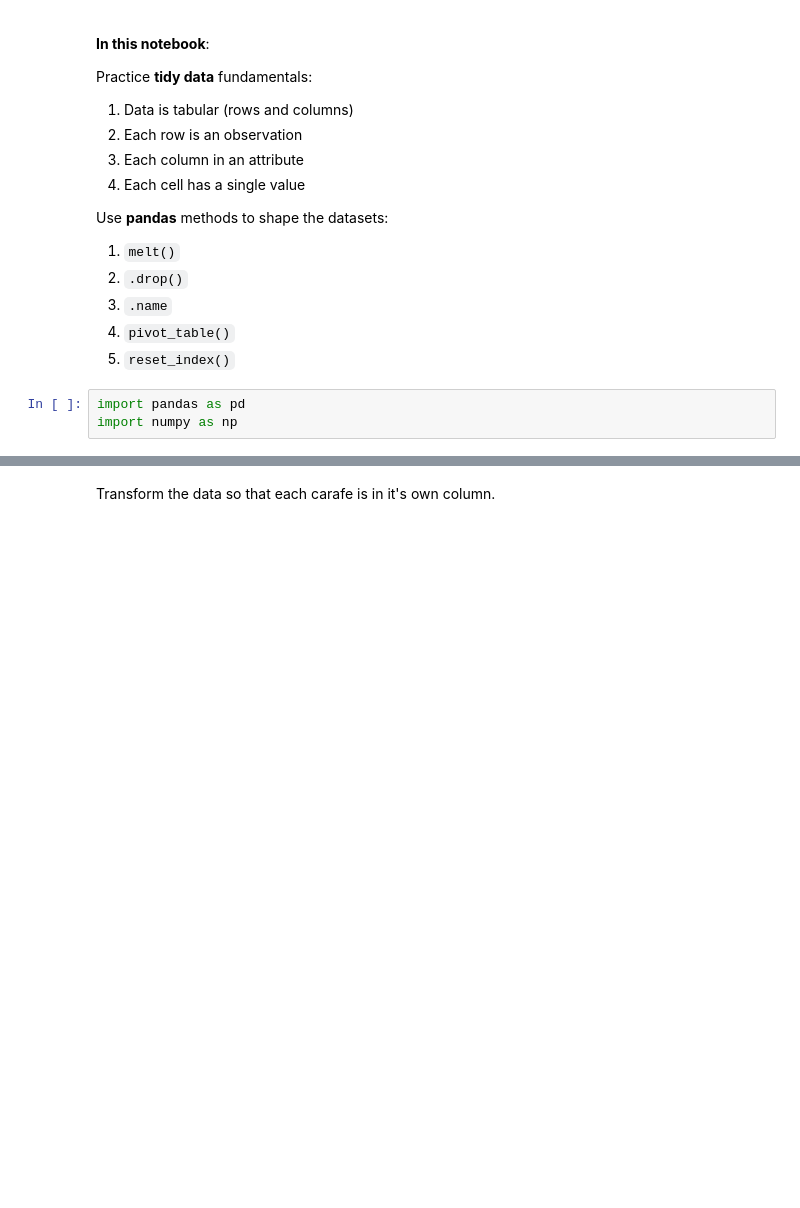
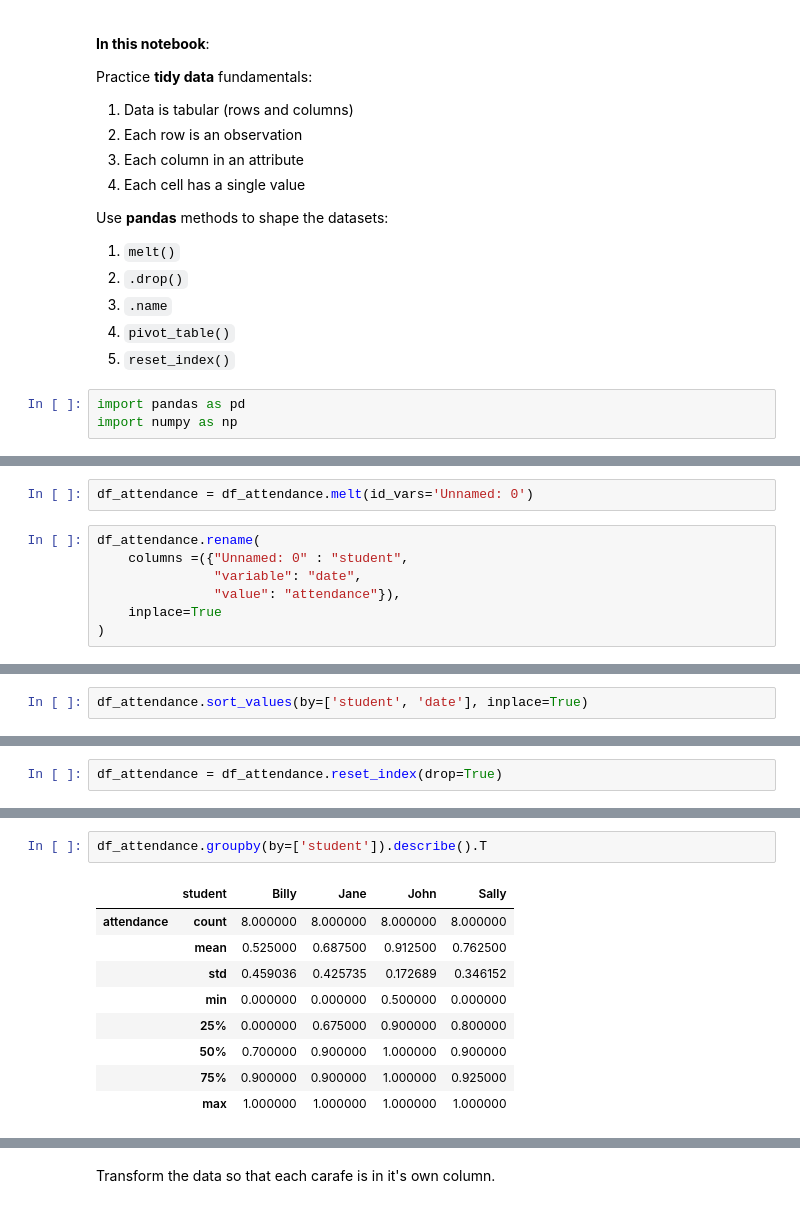
Before and after one commit to Promeos/classification-exercises, a Jupyter notebook: tidy-data.ipynb, the cells around one changed output, grey strips where cells are left out. Cells and saved outputs as stored; diff of their text form; blank space fills up the shorter version.

```diff
--- a/tidy-data.ipynb
+++ b/tidy-data.ipynb
@@ -24,0 +44,9 @@ Load the `attendance.csv` file
+# %%
+df_attendance = df_attendance.melt(id_vars='Unnamed: 0')
+# %%
+df_attendance.rename(
+    columns =({"Unnamed: 0" : "student",
+               "variable": "date",
+               "value": "attendance"}),
+    inplace=True
+)
@@ -24,0 +62,2 @@ Load the `attendance.csv` file
+# %%
+df_attendance.sort_values(by=['student', 'date'], inplace=True)
@@ -25 +73,3 @@ Load the `attendance.csv` file
+# %%
+df_attendance = df_attendance.reset_index(drop=True)
 # %% [markdown]
@@ -37,0 +99,12 @@ Name: grade, dtype: float64
+# %%
+df_attendance.groupby(by=['student']).describe().T
+# %% [output]
+|  | student | Billy | Jane | John | Sally |
+| attendance | count | 8.000000 | 8.000000 | 8.000000 | 8.000000 |
+|  | mean | 0.525000 | 0.687500 | 0.912500 | 0.762500 |
+|  | std | 0.459036 | 0.425735 | 0.172689 | 0.346152 |
+|  | min | 0.000000 | 0.000000 | 0.500000 | 0.000000 |
+|  | 25% | 0.000000 | 0.675000 | 0.900000 | 0.800000 |
+|  | 50% | 0.700000 | 0.900000 | 1.000000 | 0.900000 |
+|  | 75% | 0.900000 | 0.900000 | 1.000000 | 0.925000 |
+|  | max | 1.000000 | 1.000000 | 1.000000 | 1.000000 |
```
Also changed, not shown: parts of 35 cells of this notebook.
